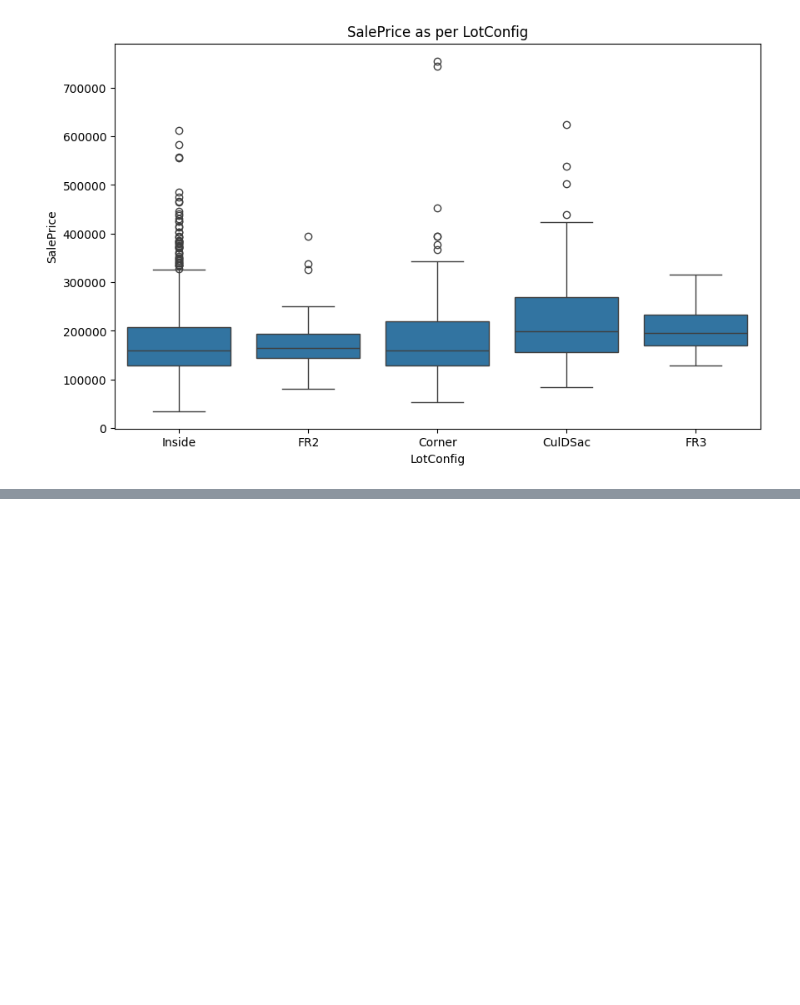
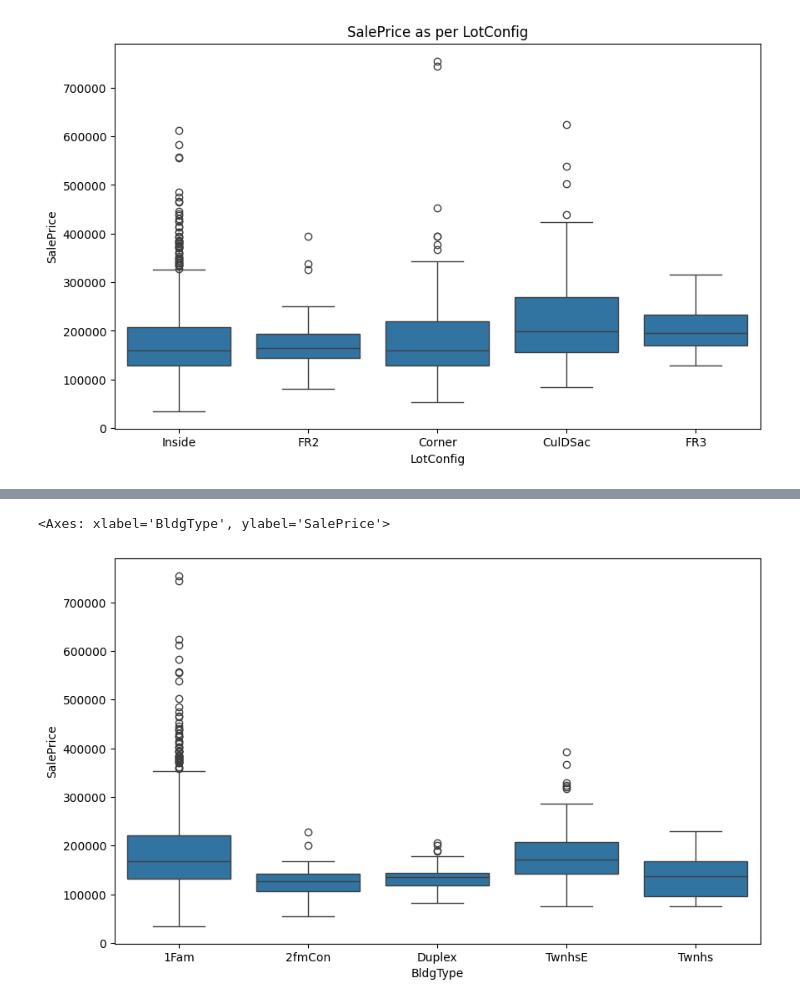
Before and after one commit to Devan7705/House_Price_Prediction_Model, a Jupyter notebook: HousePricePrediction.ipynb, the cells around one changed output, grey strips where cells are left out. Saved outputs shown, nothing was run; the diff lists cells and outputs as text; code cells hidden in the pictures; blank space fills up the shorter version.

```diff
--- a/HousePricePrediction.ipynb
+++ b/HousePricePrediction.ipynb
@@ -215,0 +226,6 @@ plt.show()
+# %%
+plt.figure(figsize=(10,6))
+sns.boxplot(x="BldgType",y='SalePrice',data=df)
+# %% [output]
+<Axes: xlabel='BldgType', ylabel='SalePrice'>
+[figure, added]
```
Also changed, not shown: parts of 34 cells of this notebook.
